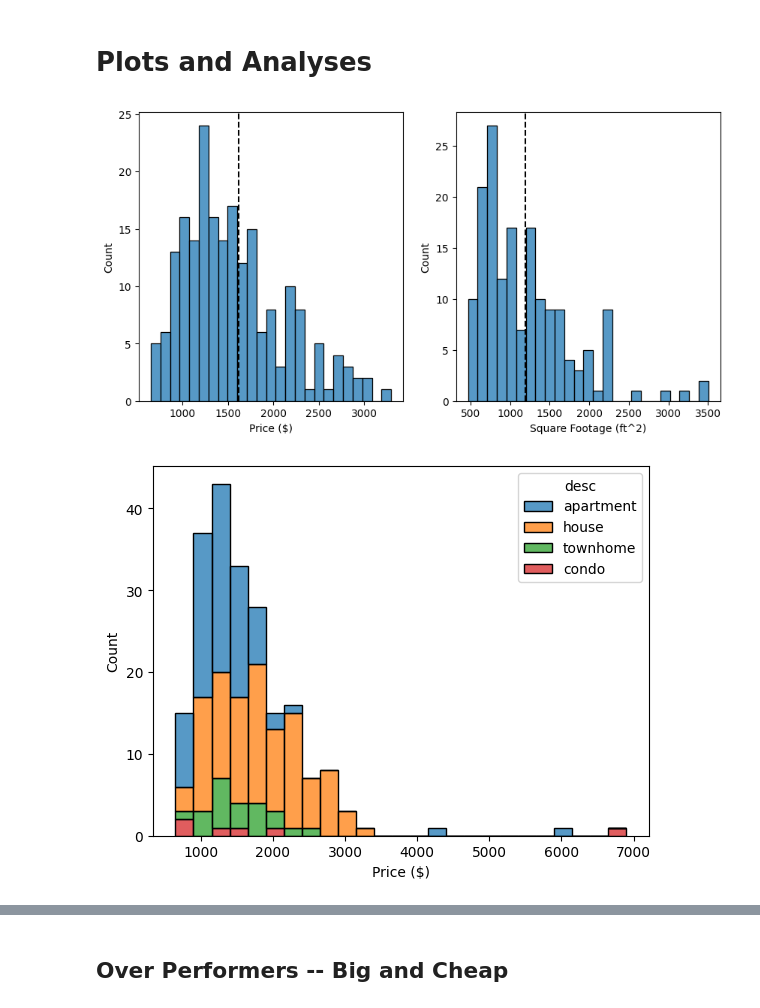
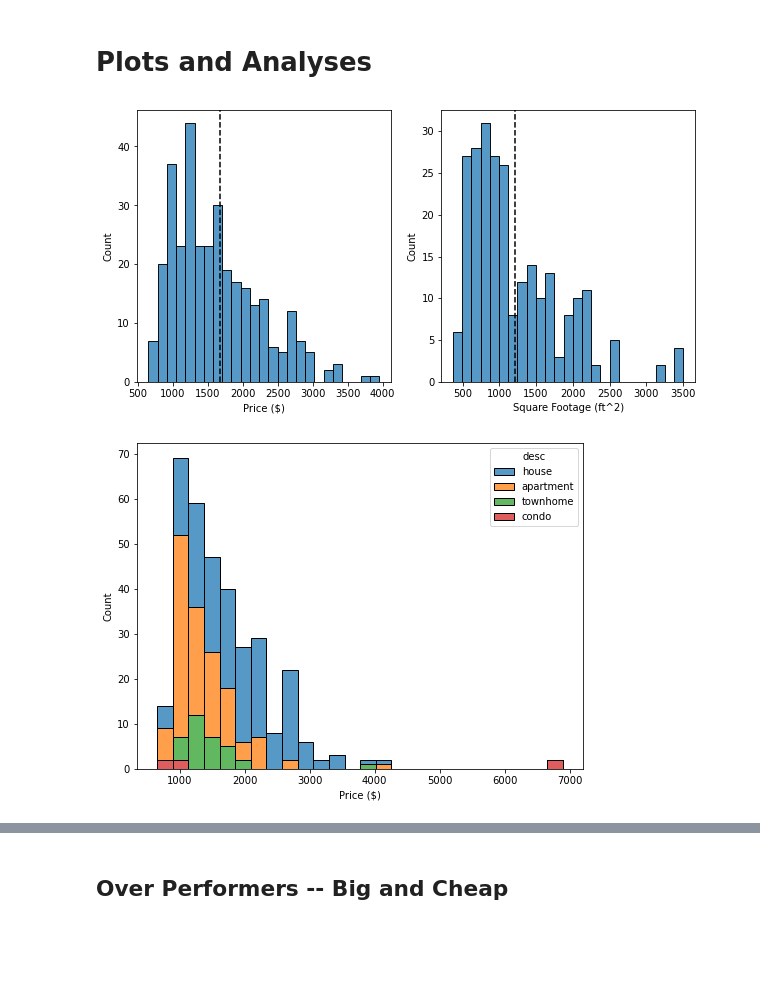
Before and after one commit to mbcalli/apartment-search, a Jupyter notebook: scrape.ipynb, the cells around one changed output, grey strips where cells are left out. Drawn from its saved outputs; the diff is of its cells as text; code cells hidden in the pictures; blank space fills up the shorter version.

```diff
--- a/scrape.ipynb
+++ b/scrape.ipynb
@@ -151,7 +148,9 @@ headers={"User-Agent":"Mozilla/5.0 (Windows NT 10.0; Win64; x64) AppleWebKit/537
 
 df = None
 
-for page_number in range(1, 6):
+number_of_pages = 8
+
+for page_number in range(1, number_of_pages+1):
     url = f"https://www.realtor.com/apartments/Greenville_SC/pg-{page_number}"
 
     response = requests.get(url, headers=headers)
@@ -164,5 +163,5 @@ for page_number in range(1, 6):
     else:
         df = pd.concat((df, property_df))
 
-    print(page_number)
+    print(f"Page {page_number} of {number_of_pages} complete.")
 # %% [output]
@@ -213,12 +215,14 @@ axs[1].axvline(df['min_sqft'].mean(), linestyle='--', color='k')
 axs[1].set_xlabel('Square Footage (ft^2)')
 plt.show()
 # %% [output]
-[figure, old version]
+[figure, new version]
 # %%
-sns.histplot(x='min_price', data=df, hue='desc', multiple='stack')
+fig, ax = plt.subplots(figsize=(8, 6))
+
+sns.histplot(x='min_price', data=df, hue='desc', multiple='stack', ax=ax)
 
 plt.xlabel('Price ($)')
 plt.show()
 # %% [output]
-[figure, old version]
+[figure, new version]
 # %%
```
Also changed, not shown: parts of 14 cells of this notebook, 9 other files.
